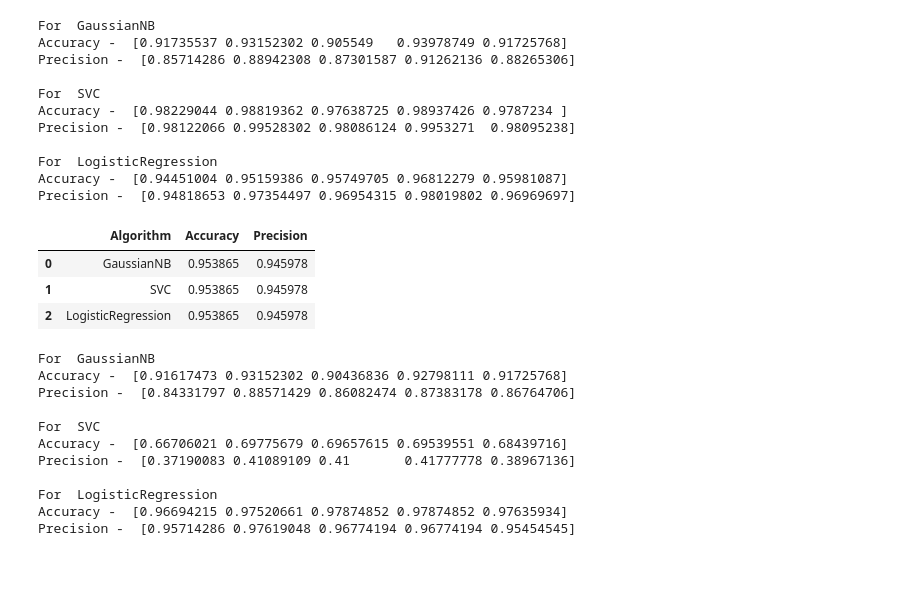
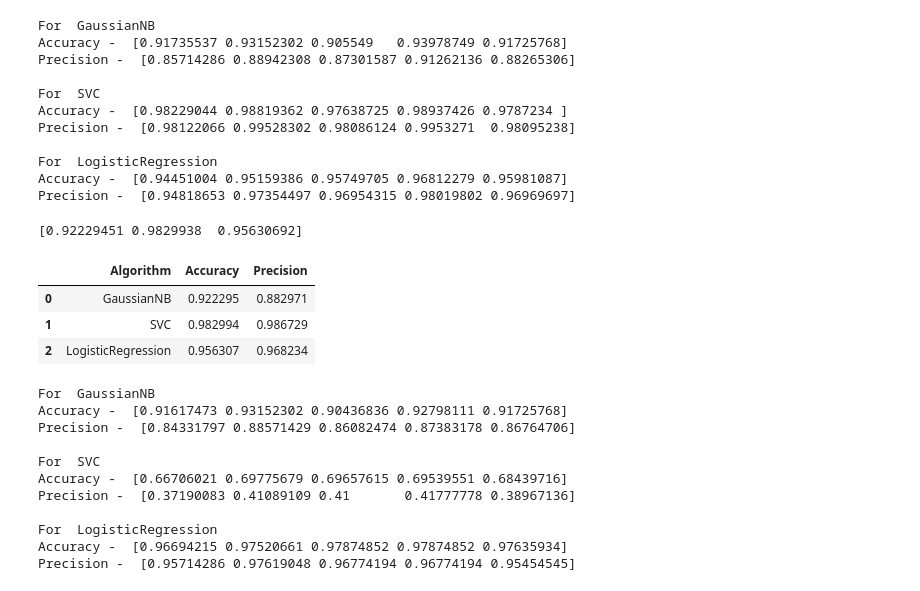
Before and after one commit to OliviaLiu417/EmailClassfication, a Jupyter notebook: Copy_1_of_vioviov_project.ipynb, the cells around one changed output. Saved outputs shown, nothing was run; the diff lists cells and outputs as text; code cells hidden in the pictures.

```diff
--- a/Copy_1_of_vioviov_project.ipynb
+++ b/Copy_1_of_vioviov_project.ipynb
@@ -249,13 +249,14 @@ Accuracy -  [0.94451004 0.95159386 0.95749705 0.96812279 0.95981087]
 Precision -  [0.94818653 0.97354497 0.96954315 0.98019802 0.96969697]
 # %%
 # performance table
-performance1 = pd.DataFrame({'Algorithm': classifiers.keys(),'Accuracy':np.mean(accuracy_scores),'Precision':np.mean(precision_scores)})# .sort_values('Precision',ascending=False)
+performance1 = pd.DataFrame({'Algorithm': classifiers.keys(),'Accuracy':np.mean(np.array(accuracy_scores), axis=1),'Precision':np.mean(np.array(precision_scores), axis=1)})# .sort_values('Precision',ascending=False)
 performance1
 # %% [output]
+[0.92229451 0.9829938  0.95630692]
 |  | Algorithm | Accuracy | Precision |
-| 0 | GaussianNB | 0.953865 | 0.945978 |
-| 1 | SVC | 0.953865 | 0.945978 |
-| 2 | LogisticRegression | 0.953865 | 0.945978 |
+| 0 | GaussianNB | 0.922295 | 0.882971 |
+| 1 | SVC | 0.982994 | 0.986729 |
+| 2 | LogisticRegression | 0.956307 | 0.968234 |
 # %%
 # Using binary encoding instead of tf-idf
 binary_vectorizer = TfidfVectorizer(binary=True, norm=None, use_idf=False, smooth_idf=False, lowercase=True, min_df=1, max_df=1.0, max_features=17000, ngram_range=(1,1))
```
Also changed, not shown: parts of 4 cells of this notebook.
